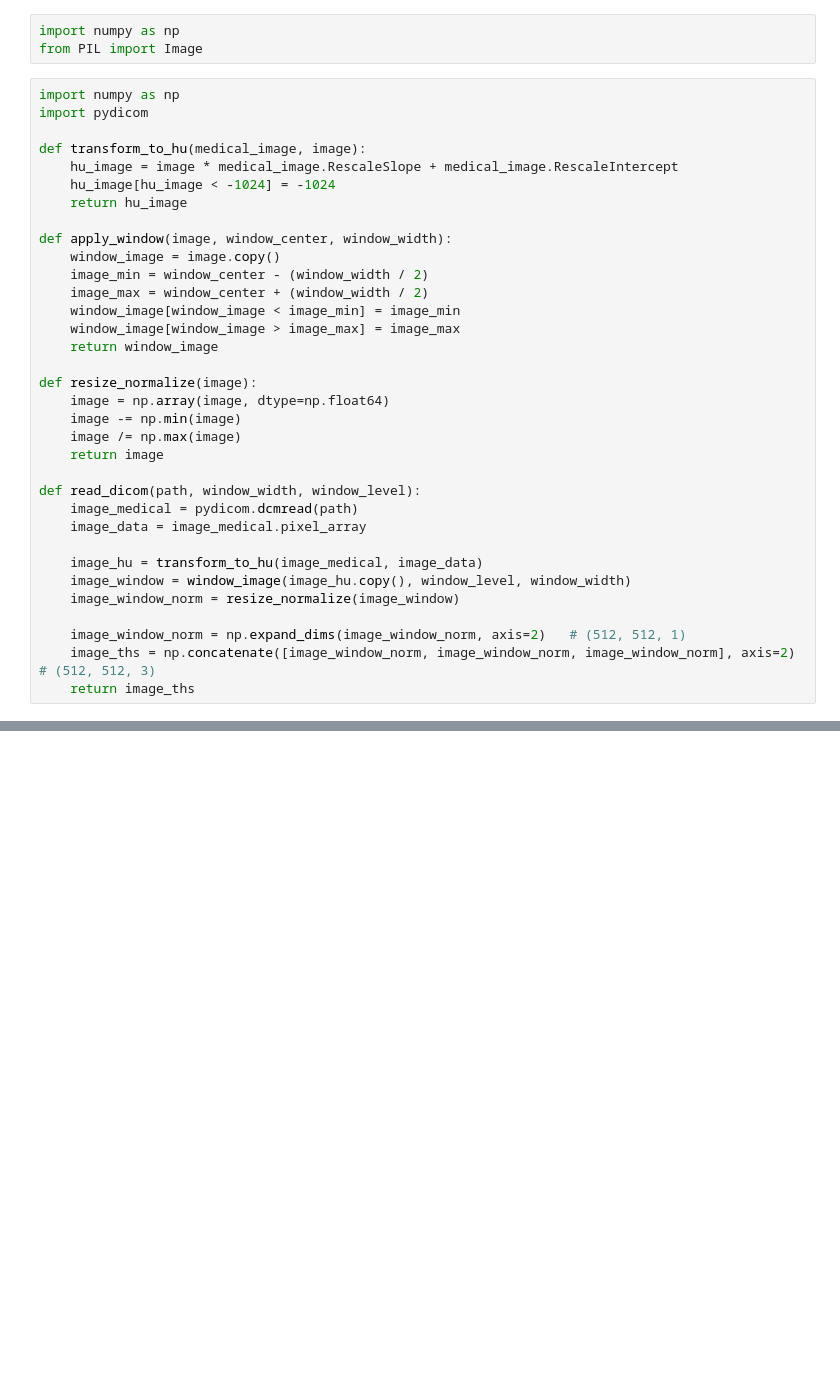
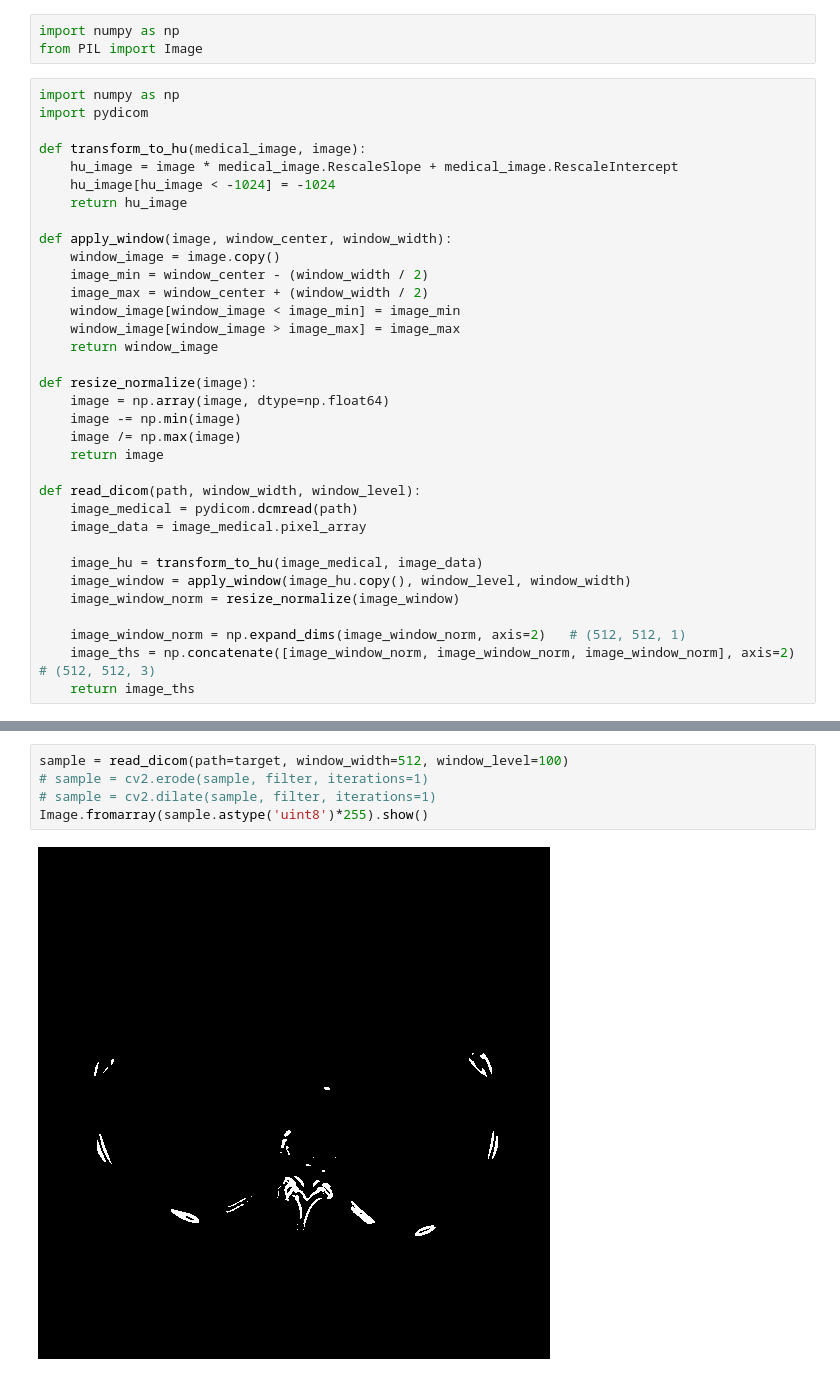
Before and after one commit to leadbreak/vit_morphology, a Jupyter notebook: eda.ipynb, the cells around one changed output, grey strips where cells are left out. Cells and saved outputs as stored; diff of their text form; blank space fills up the shorter version.

```diff
--- a/eda.ipynb
+++ b/eda.ipynb
@@ -32,7 +32,7 @@ def read_dicom(path, window_width, window_level):
     image_data = image_medical.pixel_array
 
     image_hu = transform_to_hu(image_medical, image_data)
-    image_window = window_image(image_hu.copy(), window_level, window_width)
+    image_window = apply_window(image_hu.copy(), window_level, window_width)
     image_window_norm = resize_normalize(image_window)
 
     image_window_norm = np.expand_dims(image_window_norm, axis=2)   # (512, 512, 1)
@@ -40,0 +116,7 @@ def read_dicom(path, window_width, window_level):
+# %%
+sample = read_dicom(path=target, window_width=512, window_level=100)
+# sample = cv2.erode(sample, filter, iterations=1)
+# sample = cv2.dilate(sample, filter, iterations=1)
+Image.fromarray(sample.astype('uint8')*255).show()
+# %% [output]
+[figure, added]
```
Also changed, not shown: parts of 16 cells of this notebook, 7 other files.
